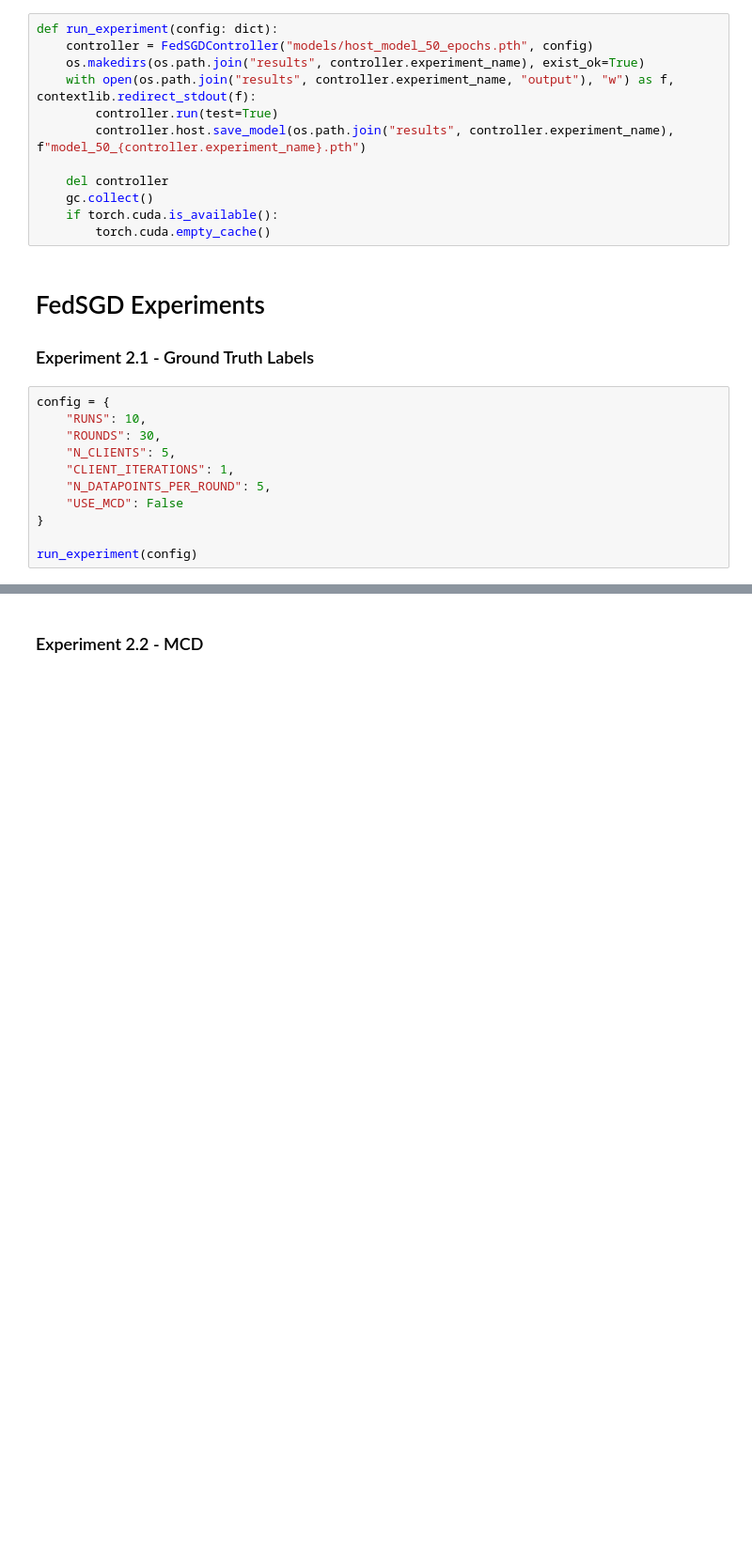
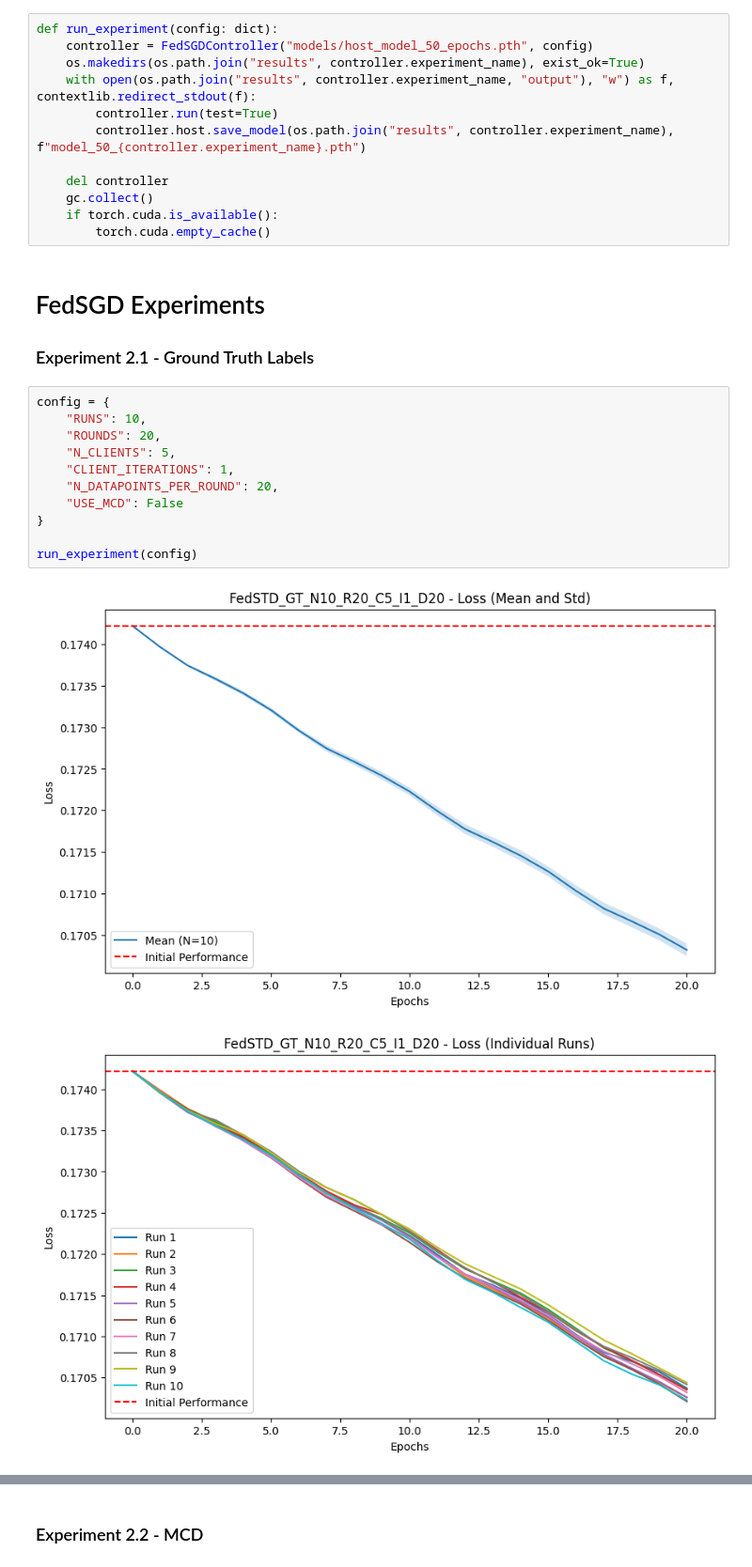
Before and after one commit to aharabada/FederatedLearning, a Jupyter notebook: code/FedSGDExperiments.ipynb, the cells around one changed output, grey strips where cells are left out. Shown at 94% size. Saved outputs shown, nothing was run; the diff lists cells and outputs as text; blank space fills up the shorter version.

```diff
--- a/code/FedSGDExperiments.ipynb
+++ b/code/FedSGDExperiments.ipynb
@@ -28,11 +30,14 @@ def run_experiment(config: dict):
 # %%
 config = {
     "RUNS": 10,
-    "ROUNDS": 30,
+    "ROUNDS": 20,
     "N_CLIENTS": 5,
     "CLIENT_ITERATIONS": 1,
-    "N_DATAPOINTS_PER_ROUND": 5,
+    "N_DATAPOINTS_PER_ROUND": 20,
     "USE_MCD": False
 }
 
 run_experiment(config)
+# %% [output]
+[figure, added]
+[figure, added]
```
Also changed, not shown: parts of 4 cells of this notebook, 34 other files.
